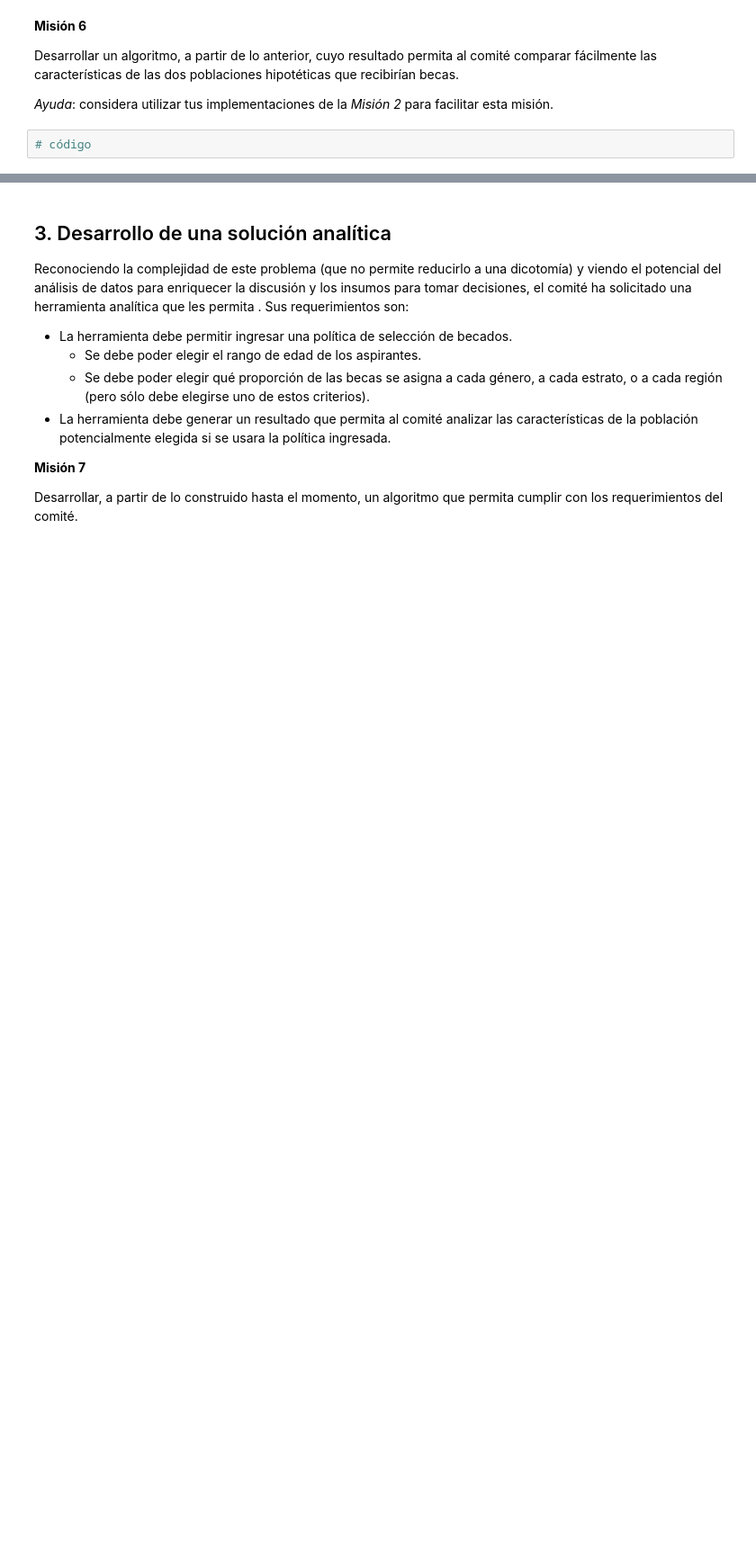
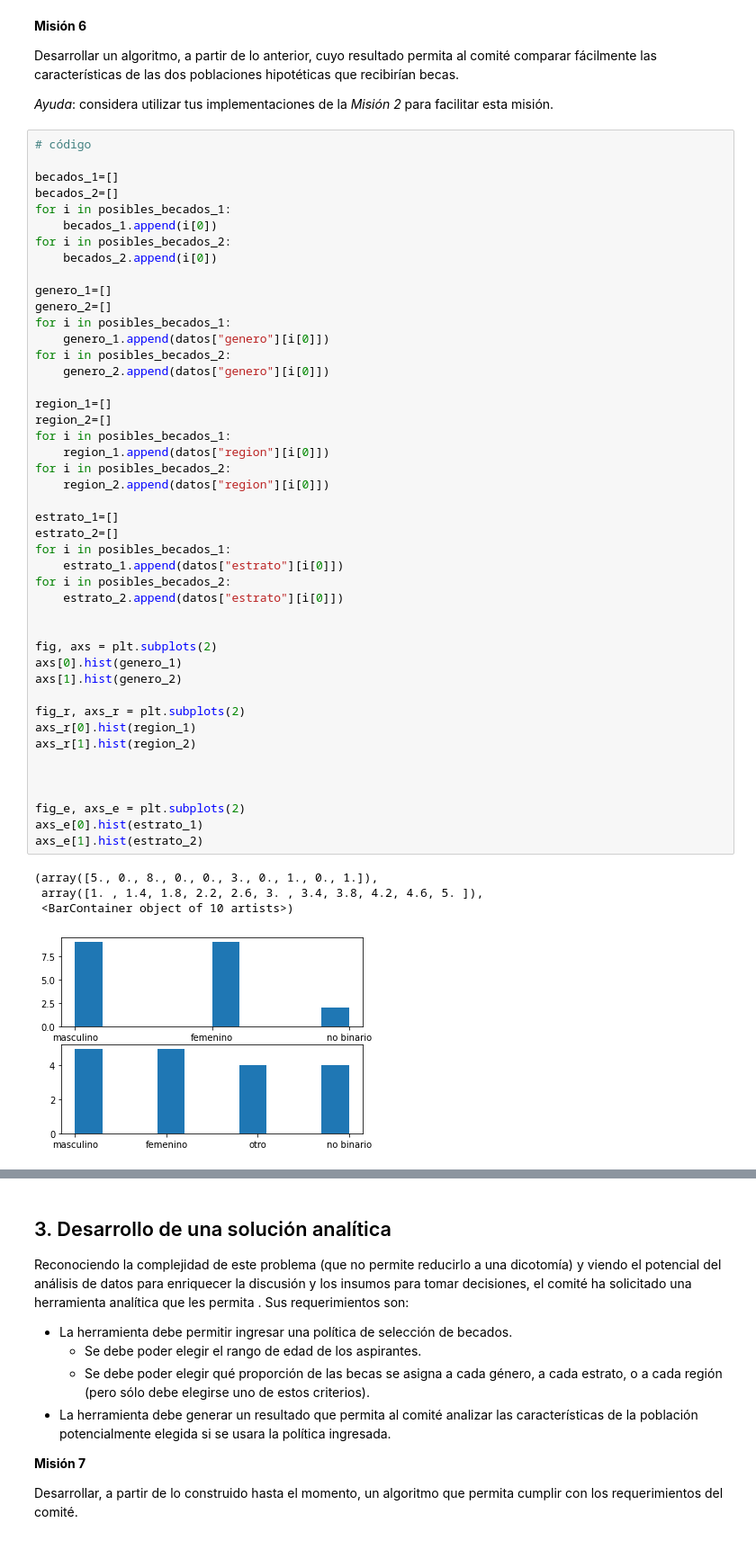
Before and after one commit to maflecha/MIIA_estudiante_12, a Jupyter notebook: Laboratorios/Lab_1_12.ipynb, the cells around one changed output, grey strips where cells are left out. Shown at 90% size. Cells and saved outputs as stored; diff of their text form; blank space fills up the shorter version.

```diff
--- a/Laboratorios/Lab_1_12.ipynb
+++ b/Laboratorios/Lab_1_12.ipynb
@@ -509,5 +493,53 @@ len(datos["genero"])
 Desarrollar un algoritmo, a partir de lo anterior, cuyo resultado permita al comité comparar fácilmente las características de las dos poblaciones hipotéticas que recibirían becas.
 
 *Ayuda*: considera utilizar tus implementaciones de la *Misión 2* para facilitar esta misión.
-# %%
-# código
+# %%
+# código
+
+becados_1=[]
+becados_2=[]
+for i in posibles_becados_1:
+    becados_1.append(i[0])
+for i in posibles_becados_2:
+    becados_2.append(i[0])
+
+genero_1=[]
+genero_2=[]
+for i in posibles_becados_1:
+    genero_1.append(datos["genero"][i[0]])
+for i in posibles_becados_2:
+    genero_2.append(datos["genero"][i[0]])
+
+region_1=[]
+region_2=[]
+for i in posibles_becados_1:
+    region_1.append(datos["region"][i[0]])
+for i in posibles_becados_2:
+    region_2.append(datos["region"][i[0]])
+
+estrato_1=[]
+estrato_2=[]
+for i in posibles_becados_1:
+    estrato_1.append(datos["estrato"][i[0]])
+for i in posibles_becados_2:
+    estrato_2.append(datos["estrato"][i[0]])
+
+
+fig, axs = plt.subplots(2)
+axs[0].hist(genero_1)
+axs[1].hist(genero_2)
+
+fig_r, axs_r = plt.subplots(2)
+axs_r[0].hist(region_1)
+axs_r[1].hist(region_2)
+
+
+
+fig_e, axs_e = plt.subplots(2)
+axs_e[0].hist(estrato_1)
+axs_e[1].hist(estrato_2)
+# %% [output]
+(array([5., 0., 8., 0., 0., 3., 0., 1., 0., 1.]),
+ array([1. , 1.4, 1.8, 2.2, 2.6, 3. , 3.4, 3.8, 4.2, 4.6, 5. ]),
+ <BarContainer object of 10 artists>)
+[figure, added]
```
Also changed, not shown: parts of 11 cells of this notebook.
